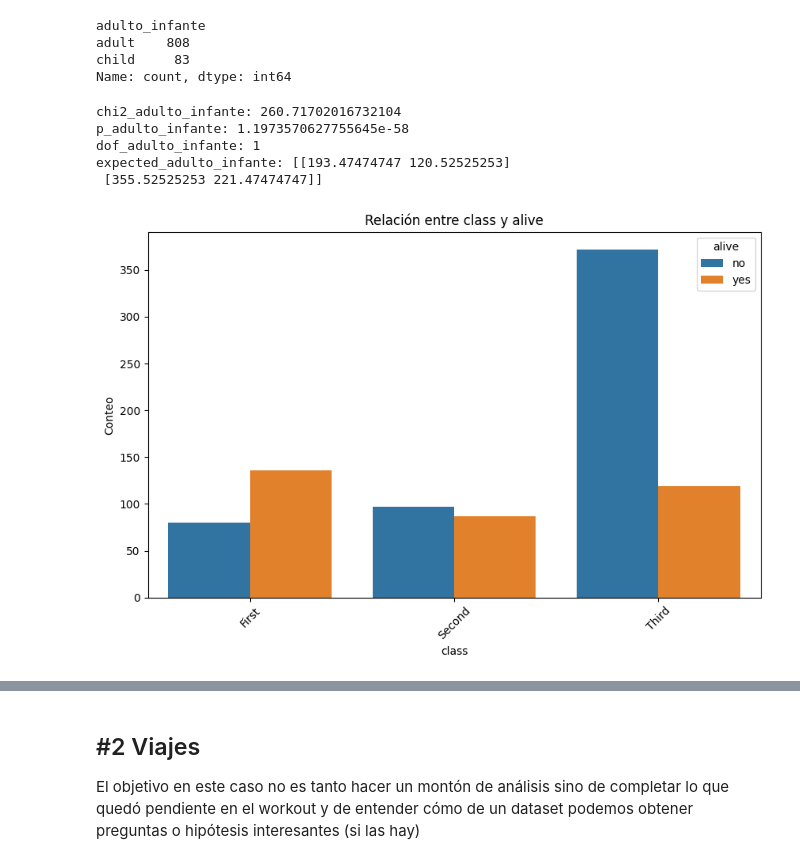
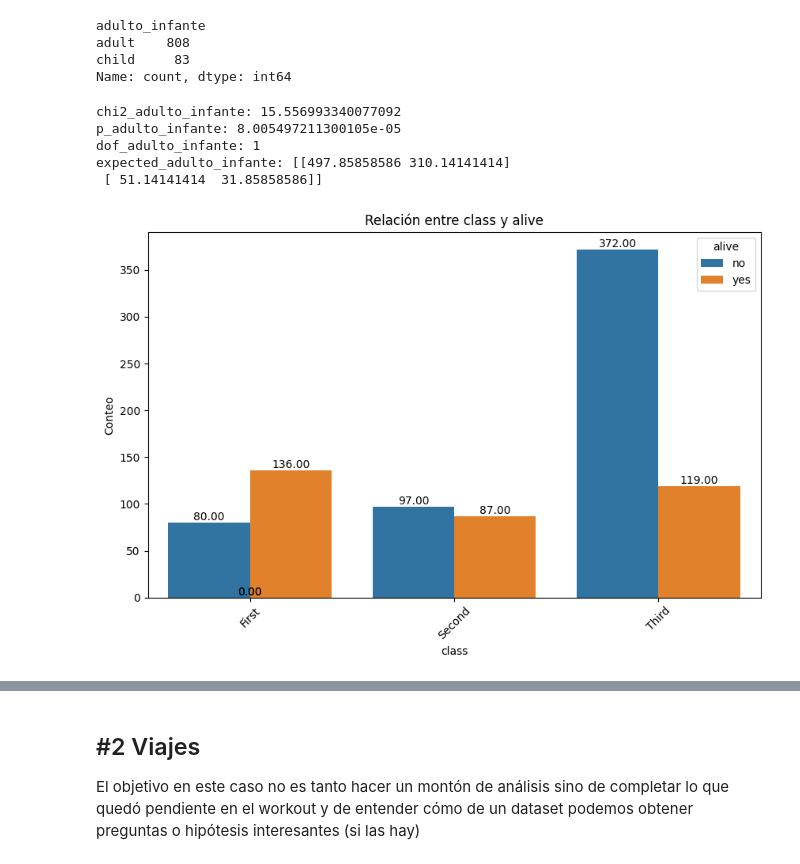
Before and after one commit to guicnw/ONLINE_DS_THEBRIDGE_GUILLERMO, a Jupyter notebook: Sprint_7/Sprint7_Unidad_02/Practica_Obligatoria_Sprint7_Unidad_1/18_Practica_Obligatoria_Multivariante.ipynb, the cells around one changed output, grey strips where cells are left out. Drawn from its saved outputs; the diff is of its cells as text; code cells hidden in the pictures.

```diff
--- a/Sprint_7/Sprint7_Unidad_02/Practica_Obligatoria_Sprint7_Unidad_1/18_Practica_Obligatoria_Multivariante.ipynb
+++ b/Sprint_7/Sprint7_Unidad_02/Practica_Obligatoria_Sprint7_Unidad_1/18_Practica_Obligatoria_Multivariante.ipynb
@@ -192,22 +196,22 @@ adult    808
 child     83
 Name: count, dtype: int64
 # %%
-tabla_cont_adulto_infante= pd.crosstab(df_titanic["sex"],df_titanic["alive"])
+tabla_cont_adulto_infante= pd.crosstab(df_titanic["adulto_infante"],df_titanic["alive"])
 chi2_adulto_infante,p_adulto_infante,dof_adulto_infante,expected_adulto_infante=chi2_contingency(tabla_cont_adulto_infante)
 print("chi2_adulto_infante:",chi2_adulto_infante)
 print("p_adulto_infante:",p_adulto_infante)
 print("dof_adulto_infante:",dof_adulto_infante)
 print("expected_adulto_infante:",expected_adulto_infante)
 # %% [output]
-chi2_adulto_infante: 260.71702016732104
-p_adulto_infante: 1.1973570627755645e-58
+chi2_adulto_infante: 15.556993340077092
+p_adulto_infante: 8.005497211300105e-05
 dof_adulto_infante: 1
-expected_adulto_infante: [[193.47474747 120.52525253]
- [355.52525253 221.47474747]]
+expected_adulto_infante: [[497.85858586 310.14141414]
+ [ 51.14141414  31.85858586]]
 # %%
 #Según el p-value el cual es cercano a 0 si que existe relacion estadisticamente relevante entre ambas variables categoricas
 # %%
 #2
-bcamp.plot_categorical_relationship_fin(df_titanic,'class','alive')
+bcamp.plot_categorical_relationship_fin(df_titanic,'class','alive',show_values=True)
 # %% [output]
-[figure, old version]
+[figure, new version]
```
Also changed, not shown: parts of 43 cells of this notebook.
